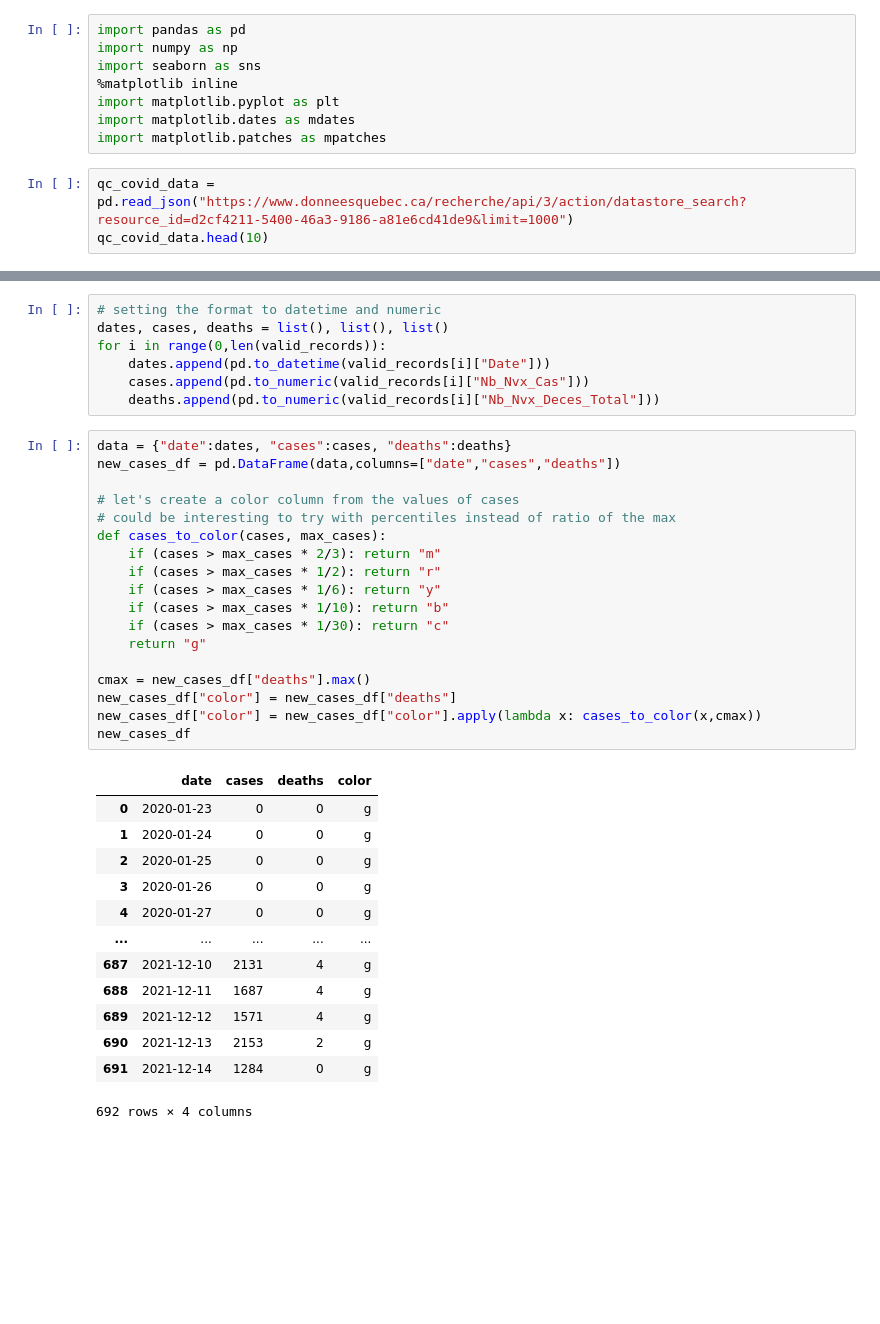
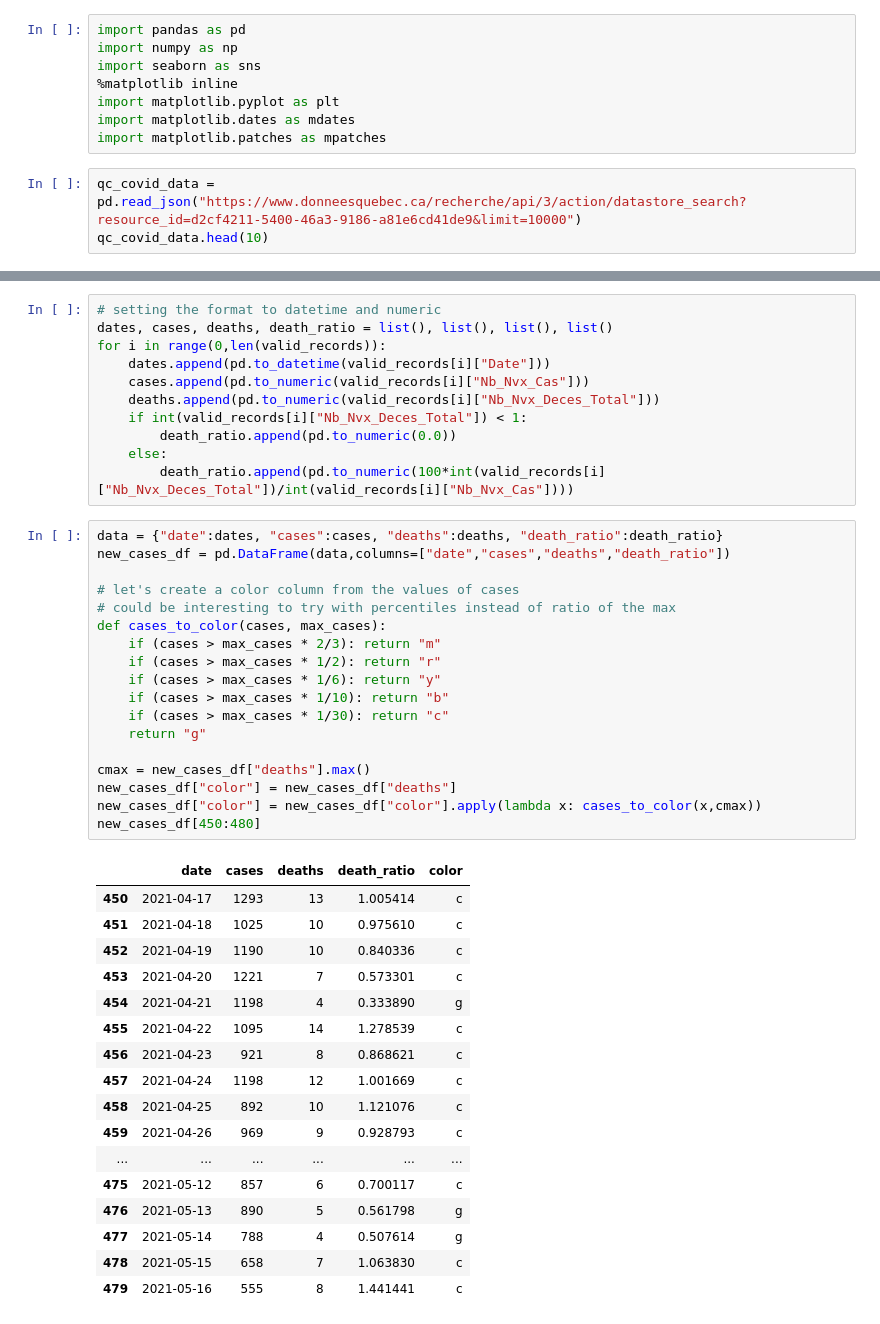
Before and after one commit to BenoitFries/DataScience, a Jupyter notebook: Exploring Quebec's COVID data.ipynb, the cells around one changed output, grey strips where cells are left out. Cells and saved outputs as stored; diff of their text form; blank space fills up the shorter version.

```diff
--- a/Exploring Quebec's COVID data.ipynb
+++ b/Exploring Quebec's COVID data.ipynb
@@ -7,7 +7,7 @@ import matplotlib.pyplot as plt
 import matplotlib.dates as mdates
 import matplotlib.patches as mpatches
 # %%
-qc_covid_data = pd.read_json("https://www.donneesquebec.ca/recherche/api/3/action/datastore_search?resource_id=d2cf4211-5400-46a3-9186-a81e6cd41de9&limit=1000")
+qc_covid_data = pd.read_json("https://www.donneesquebec.ca/recherche/api/3/action/datastore_search?resource_id=d2cf4211-5400-46a3-9186-a81e6cd41de9&limit=10000")
 qc_covid_data.head(10)
 # %% [output]
 |  | help | success | result |
@@ -44,41 +42,49 @@ valid_records
 # %%
 # setting the format to datetime and numeric
-dates, cases, deaths = list(), list(), list()
+dates, cases, deaths, death_ratio = list(), list(), list(), list()
 for i in range(0,len(valid_records)):
     dates.append(pd.to_datetime(valid_records[i]["Date"]))
     cases.append(pd.to_numeric(valid_records[i]["Nb_Nvx_Cas"]))
     deaths.append(pd.to_numeric(valid_records[i]["Nb_Nvx_Deces_Total"]))
+    if int(valid_records[i]["Nb_Nvx_Deces_Total"]) < 1:
+        death_ratio.append(pd.to_numeric(0.0))
+    else:
+        death_ratio.append(pd.to_numeric(100*int(valid_records[i]["Nb_Nvx_Deces_Total"])/int(valid_records[i]["Nb_Nvx_Cas"])))
 # %%
-data = {"date":dates, "cases":cases, "deaths":deaths}
-new_cases_df = pd.DataFrame(data,columns=["date","cases","deaths"])
+data = {"date":dates, "cases":cases, "deaths":deaths, "death_ratio":death_ratio}
+new_cases_df = pd.DataFrame(data,columns=["date","cases","deaths","death_ratio"])
 
 # let's create a color column from the values of cases
 # could be interesting to try with percentiles instead of ratio of the max
 def cases_to_color(cases, max_cases):
     if (cases > max_cases * 2/3): return "m"
     if (cases > max_cases * 1/2): return "r"
     if (cases > max_cases * 1/6): return "y"
     if (cases > max_cases * 1/10): return "b"
     if (cases > max_cases * 1/30): return "c"
     return "g"
 
 cmax = new_cases_df["deaths"].max()
 new_cases_df["color"] = new_cases_df["deaths"]
 new_cases_df["color"] = new_cases_df["color"].apply(lambda x: cases_to_color(x,cmax))
-new_cases_df
+new_cases_df[450:480]
 # %% [output]
-|  | date | cases | deaths | color |
-| 0 | 2020-01-23 | 0 | 0 | g |
-| 1 | 2020-01-24 | 0 | 0 | g |
-| 2 | 2020-01-25 | 0 | 0 | g |
-| 3 | 2020-01-26 | 0 | 0 | g |
-| 4 | 2020-01-27 | 0 | 0 | g |
-| ... | ... | ... | ... | ... |
-| 687 | 2021-12-10 | 2131 | 4 | g |
-| 688 | 2021-12-11 | 1687 | 4 | g |
-| 689 | 2021-12-12 | 1571 | 4 | g |
-| 690 | 2021-12-13 | 2153 | 2 | g |
-| 691 | 2021-12-14 | 1284 | 0 | g |
+|  | date | cases | deaths | death_ratio | color |
+| 450 | 2021-04-17 | 1293 | 13 | 1.005414 | c |
+| 451 | 2021-04-18 | 1025 | 10 | 0.975610 | c |
+| 452 | 2021-04-19 | 1190 | 10 | 0.840336 | c |
+| 453 | 2021-04-20 | 1221 | 7 | 0.573301 | c |
+| 454 | 2021-04-21 | 1198 | 4 | 0.333890 | g |
+| 455 | 2021-04-22 | 1095 | 14 | 1.278539 | c |
+| 456 | 2021-04-23 | 921 | 8 | 0.868621 | c |
+| 457 | 2021-04-24 | 1198 | 12 | 1.001669 | c |
+| 458 | 2021-04-25 | 892 | 10 | 1.121076 | c |
+| 459 | 2021-04-26 | 969 | 9 | 0.928793 | c |
+| ... | ... | ... | ... | ... | ... |
+| 475 | 2021-05-12 | 857 | 6 | 0.700117 | c |
+| 476 | 2021-05-13 | 890 | 5 | 0.561798 | g |
+| 477 | 2021-05-14 | 788 | 4 | 0.507614 | g |
+| 478 | 2021-05-15 | 658 | 7 | 1.063830 | c |
+| 479 | 2021-05-16 | 555 | 8 | 1.441441 | c |
-692 rows × 4 columns
 # %%
 with plt.style.context('Solarize_Light2'):
```
Also changed, not shown: parts of 3 cells of this notebook, 1 other file.
